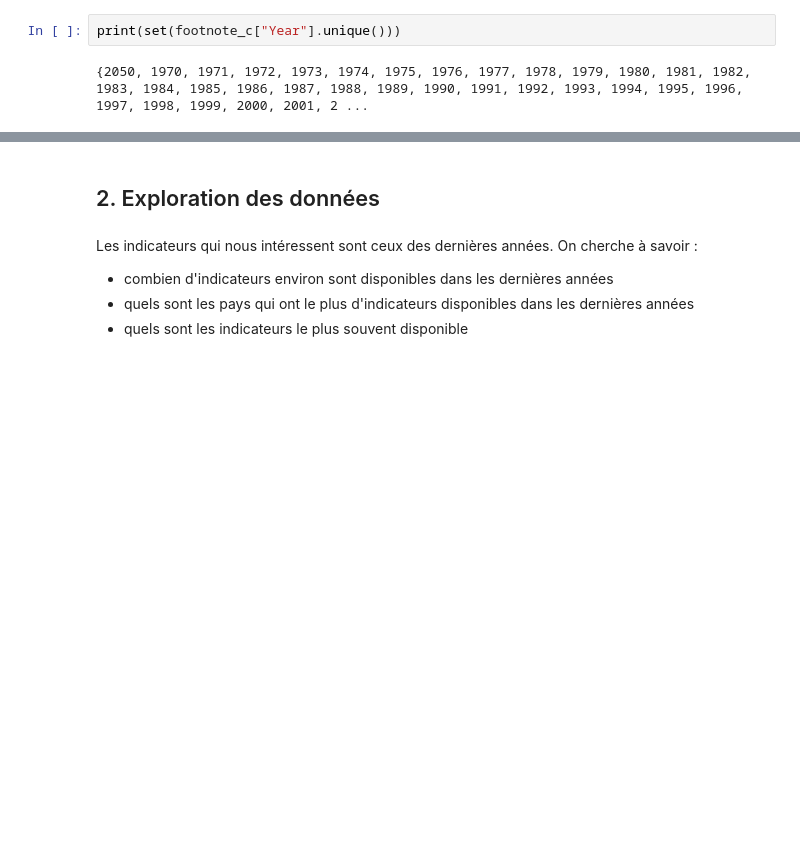
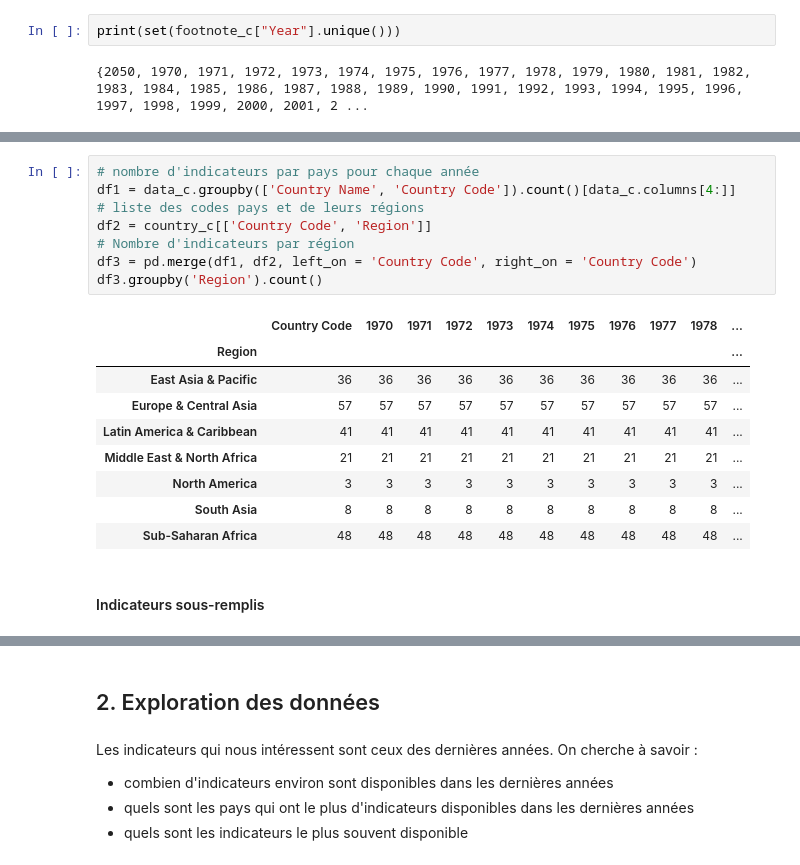
Before and after one commit to SmellyArmure/OC_DS_Project2, a Jupyter notebook: NOTEBOOK/P2-DataSystEd.ipynb, the cells around one changed output, grey strips where cells are left out. Drawn from its saved outputs; the diff is of its cells as text; blank space fills up the shorter version.

Commit message:
premiers pas pour l'exploration des données

```diff
--- a/NOTEBOOK/P2-DataSystEd.ipynb
+++ b/NOTEBOOK/P2-DataSystEd.ipynb
@@ -929,0 +928,20 @@ print(set(footnote_c["Year"].unique()))
+# %%
+# nombre d'indicateurs par pays pour chaque année
+df1 = data_c.groupby(['Country Name', 'Country Code']).count()[data_c.columns[4:]]
+# liste des codes pays et de leurs régions
+df2 = country_c[['Country Code', 'Region']]
+# Nombre d'indicateurs par région
+df3 = pd.merge(df1, df2, left_on = 'Country Code', right_on = 'Country Code')
+df3.groupby('Region').count()
+# %% [output]
+|  | Country Code | 1970 | 1971 | 1972 | 1973 | 1974 | 1975 | 1976 | 1977 | 1978 | ... |
+| Region |  |  |  |  |  |  |  |  |  |  | ... |
+| East Asia & Pacific | 36 | 36 | 36 | 36 | 36 | 36 | 36 | 36 | 36 | 36 | ... |
+| Europe & Central Asia | 57 | 57 | 57 | 57 | 57 | 57 | 57 | 57 | 57 | 57 | ... |
+| Latin America & Caribbean | 41 | 41 | 41 | 41 | 41 | 41 | 41 | 41 | 41 | 41 | ... |
+| Middle East & North Africa | 21 | 21 | 21 | 21 | 21 | 21 | 21 | 21 | 21 | 21 | ... |
+| North America | 3 | 3 | 3 | 3 | 3 | 3 | 3 | 3 | 3 | 3 | ... |
+| South Asia | 8 | 8 | 8 | 8 | 8 | 8 | 8 | 8 | 8 | 8 | ... |
+| Sub-Saharan Africa | 48 | 48 | 48 | 48 | 48 | 48 | 48 | 48 | 48 | 48 | ... |
+# %% [markdown]
+#### Indicateurs sous-remplis
```
Also changed, not shown: parts of 67 cells of this notebook.
